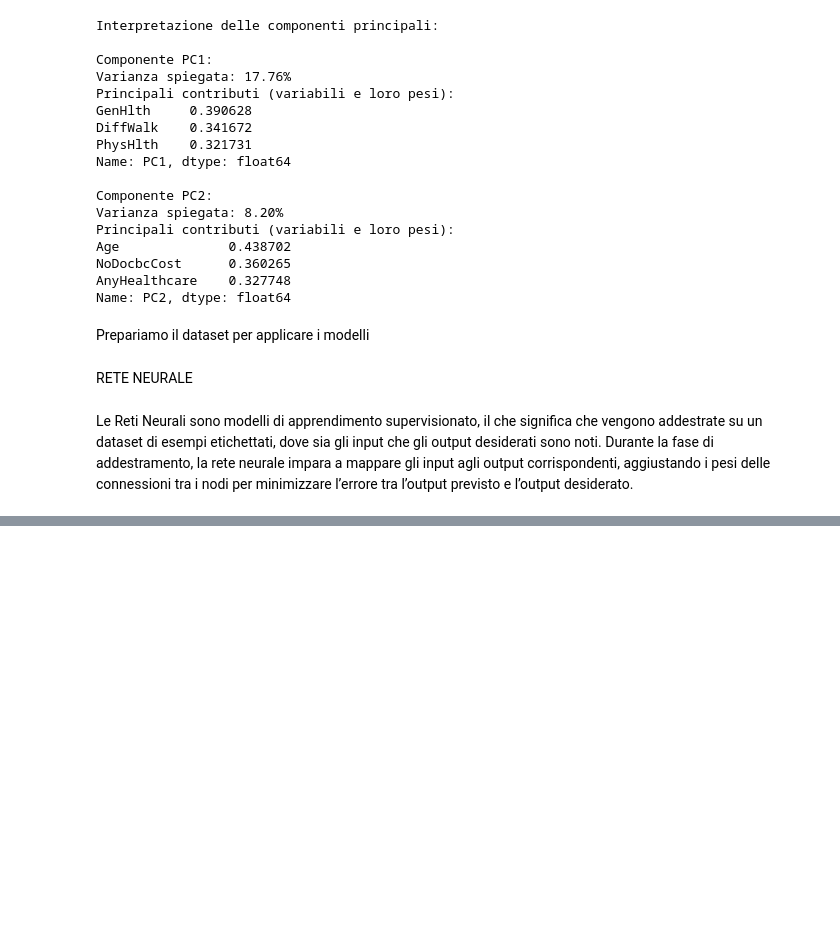
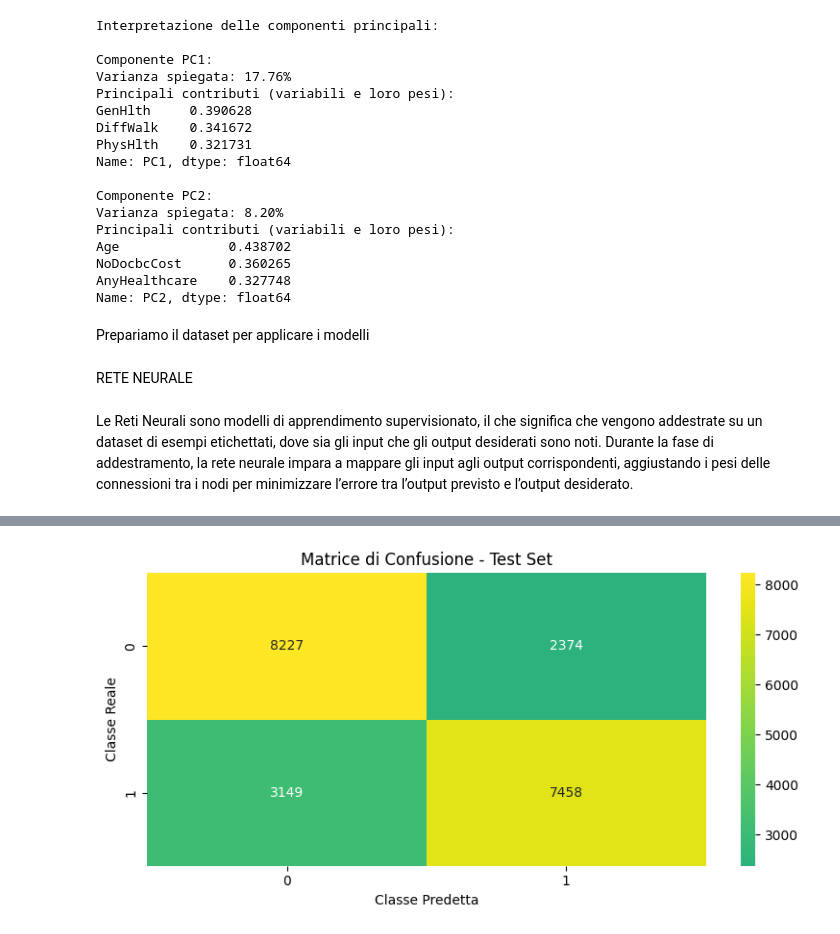
Before and after one commit to NIKFIORE/Progetto-Machine-Learning, a Jupyter notebook: Progetto.ipynb, the cells around one changed output, grey strips where cells are left out. Drawn from its saved outputs; the diff is of its cells as text; code cells hidden in the pictures; blank space fills up the shorter version.

```diff
--- a/Progetto.ipynb
+++ b/Progetto.ipynb
@@ -565,0 +500,14 @@ plt.show()
+# %%
+# Valutazione del modello - Predizioni sui set di training e test
+y_pred_train = model.predict(X_train)
+y_pred_train_classes = (y_pred_train > 0.5).astype(int).reshape(-1)
+
+y_pred_test = model.predict(X_test)
+y_pred_test_classes = (y_pred_test > 0.5).astype(int).reshape(-1)
+
+# Report di classificazione per training e test
+print("\nReport di Classificazione - Training Set:")
+print(classification_report(y_train, y_pred_train_classes))
+
+print("\nReport di Classificazione - Test Set:")
+print(classification_report(y_test, y_pred_test_classes))
@@ -565,0 +532,12 @@ plt.show()
+# %%
+# Matrice di confusione
+plt.figure(figsize=(8, 4))
+cm_test = confusion_matrix(y_test, y_pred_test_classes)
+sns.heatmap(cm_test, annot=True, fmt='d', cmap='viridis', center=0)
+plt.title('Matrice di Confusione - Test Set')
+plt.ylabel('Classe Reale')
+plt.xlabel('Classe Predetta')
+plt.tight_layout()
+plt.show()
+# %% [output]
+[figure, added]
```
Also changed, not shown: parts of 14 cells of this notebook.
